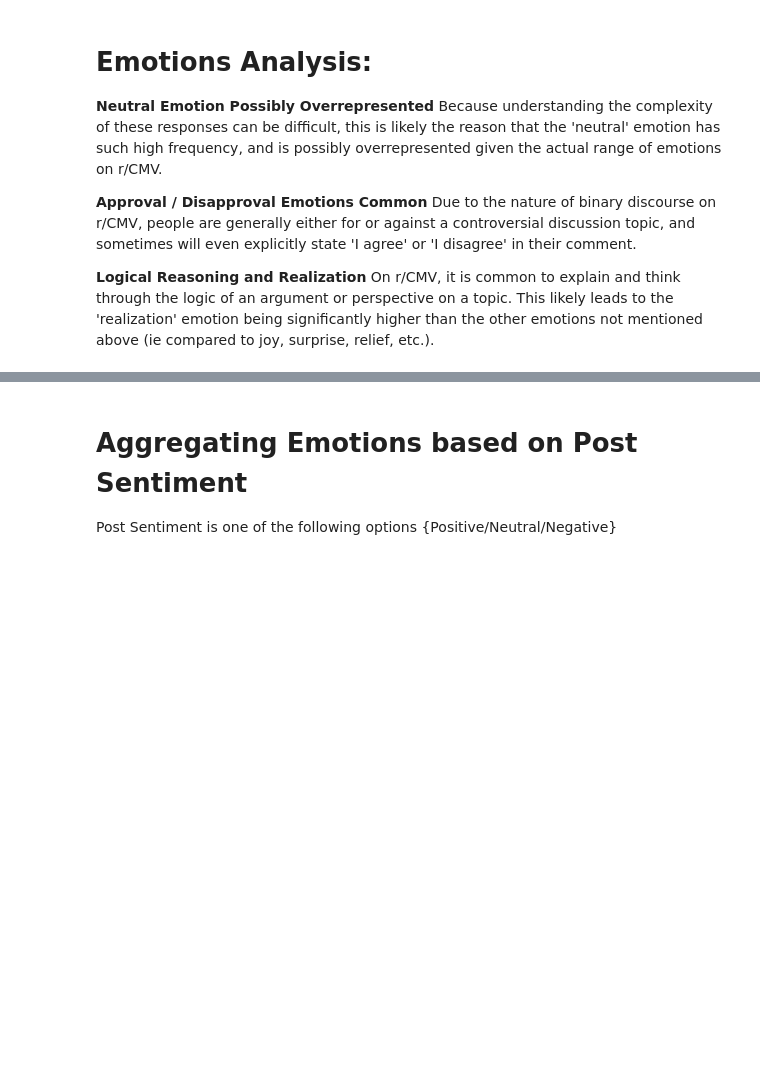
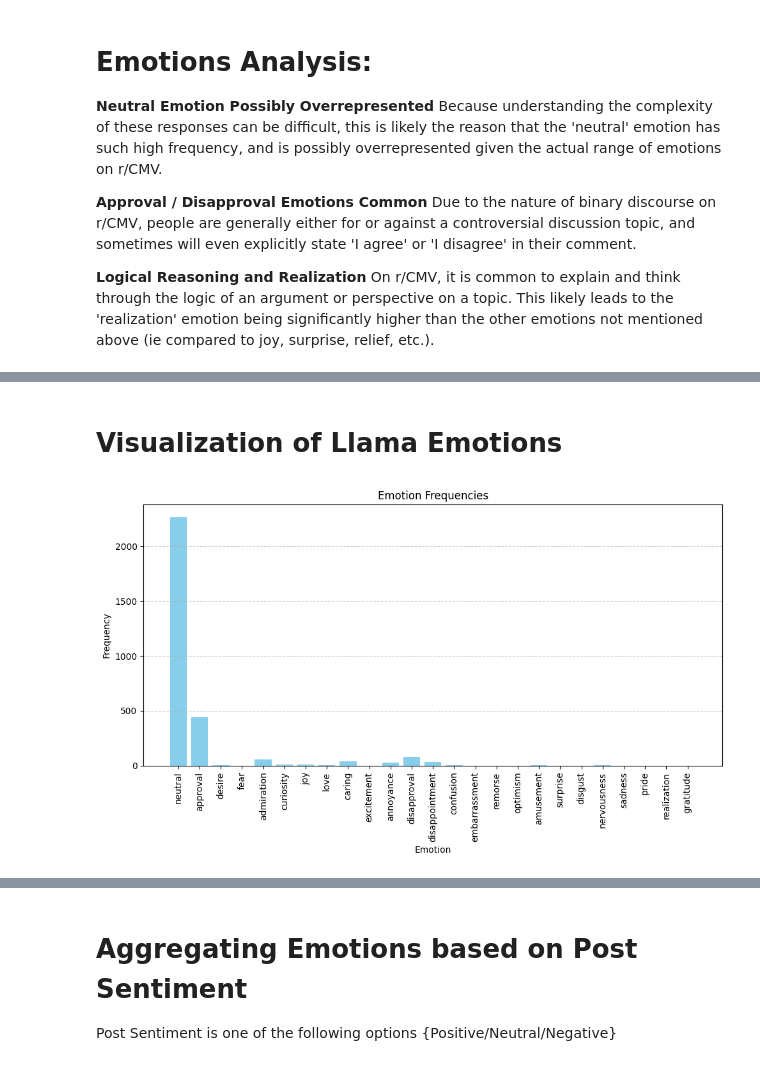
Before and after one commit to EliMartian/reddit_post_sentiment_analysis, a Jupyter notebook: reddit_comments_sentiment_analysis.ipynb, the cells around one changed output, grey strips where cells are left out. Cells and saved outputs as stored; diff of their text form; code cells hidden in the pictures; blank space fills up the shorter version.

```diff
--- a/reddit_comments_sentiment_analysis.ipynb
+++ b/reddit_comments_sentiment_analysis.ipynb
@@ -235,0 +543,23 @@ Due to the nature of binary discourse on r/CMV, people are generally either for
+# %% [markdown]
+# Visualization of Llama Emotions
+# %%
+import matplotlib.pyplot as plt
+
+# Extract emotion labels and corresponding frequencies from our final list
+emotions = list(emotion_frequency_ll.keys())
+frequencies = list(emotion_frequency_ll.values())
+
+# Bar plot
+plt.figure(figsize=(10, 6))
+plt.bar(emotions, frequencies, color='skyblue')
+plt.xlabel('Emotion')
+plt.ylabel('Frequency')
+plt.title('Emotion Frequencies')
+# Rotate x-axis labels for better readability
+plt.xticks(rotation=90)
+plt.grid(axis='y', linestyle='--', alpha=0.7)
+# Adjust layout to prevent label clips
+plt.tight_layout()
+plt.show()
+# %% [output]
+[figure, added]
```
Also changed, not shown: parts of 35 cells of this notebook, 1 other file.
